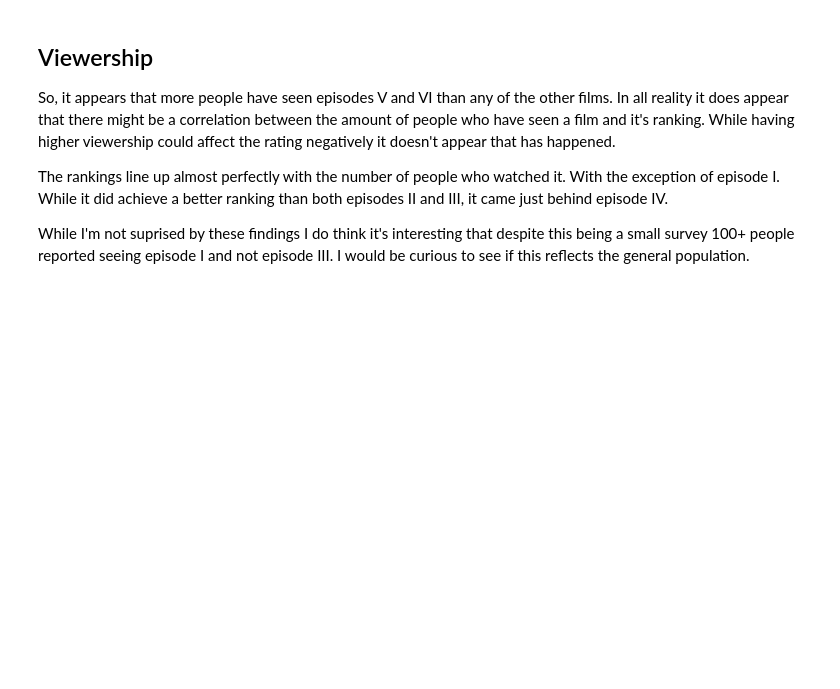
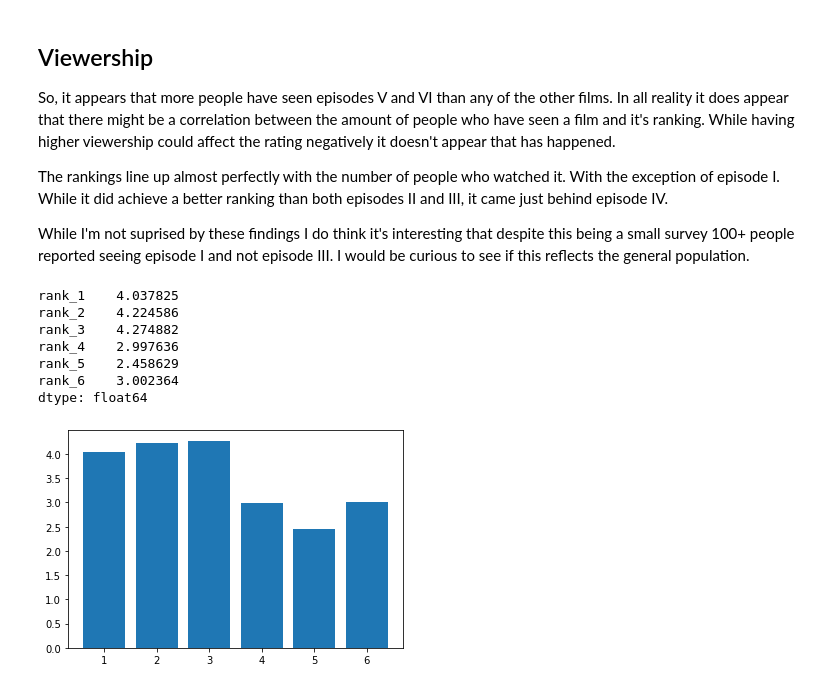
Before and after one commit to adfelt/Star-Wars-Survey, a Jupyter notebook: star_wars_survey.ipynb, the cells around one changed output. Cells and saved outputs as stored; diff of their text form; code cells hidden in the pictures; blank space fills up the shorter version.

Commit message:
Feat: Segmented the audience by gender

```diff
--- a/star_wars_survey.ipynb
+++ b/star_wars_survey.ipynb
@@ -153,3 +153,26 @@ So, it appears that more people have seen episodes V and VI than any of the othe
 The rankings line up almost perfectly with the number of people who watched it. With the exception of episode I.  While it did achieve a better ranking than both episodes II and III, it came just behind episode IV.
 
 While I'm not suprised by these findings I do think it's interesting that despite this being a small survey 100+ people reported seeing episode I and not episode III.  I would be curious to see if this reflects the general population.
+# %%
+# Gender and ranking/viewership
+# Let's see how Males and Females responeded differently to these questions.
+
+# I'll start by segmenting the audience
+males = star_wars[star_wars["Gender"] == "Male"]
+females = star_wars[star_wars["Gender"] == "Female"]
+# %%
+# Finding the mean of the ranking columns - Males
+rankings = males.iloc[:,9:15].mean()
+
+# Plotting the rankings - Males
+plt.bar(range(1,7), males.iloc[:,9:15].mean())
+print(rankings)
+# %% [output]
+rank_1    4.037825
+rank_2    4.224586
+rank_3    4.274882
+rank_4    2.997636
+rank_5    2.458629
+rank_6    3.002364
+dtype: float64
+[figure, added]
```
Also changed, not shown: parts of 3 cells of this notebook.
